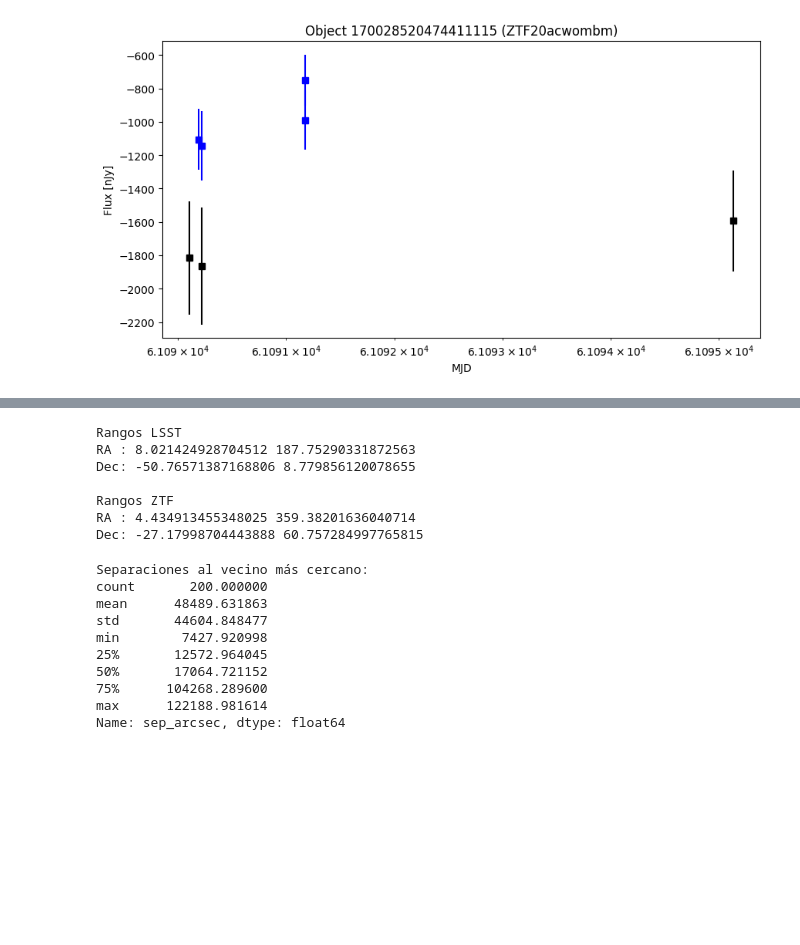
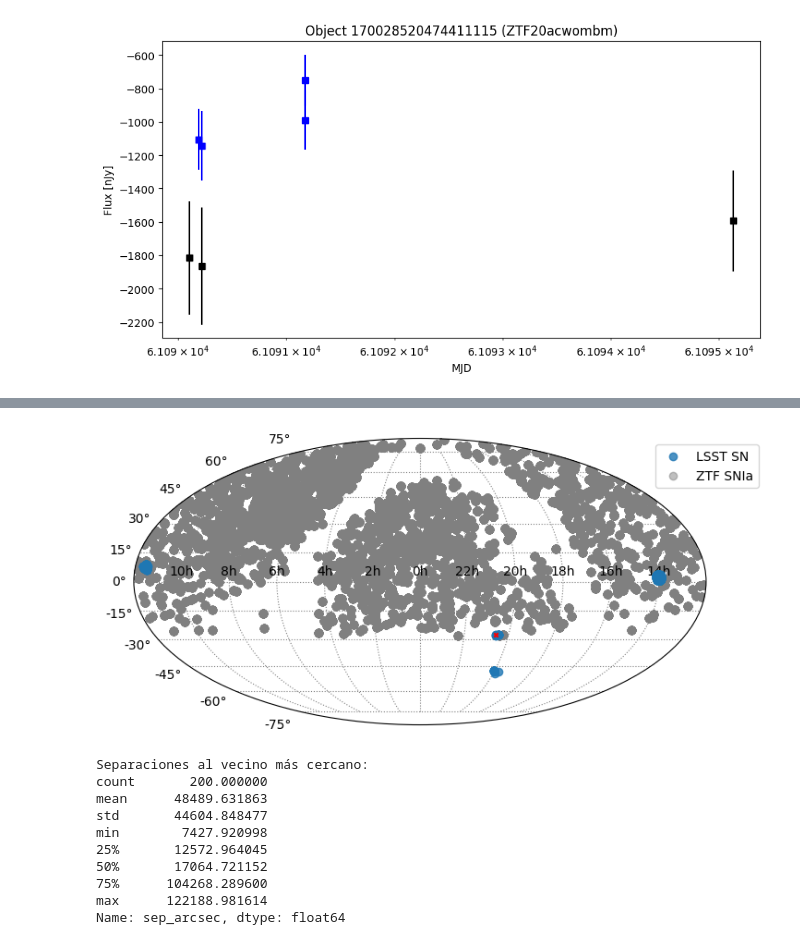
Before and after one commit to jurados/alercehackton2026, a Jupyter notebook: Crosmatch_lsst_ztf.ipynb, the cells around one changed output, grey strips where cells are left out. Cells and saved outputs as stored; diff of their text form; code cells hidden in the pictures; blank space fills up the shorter version.

```diff
--- a/Crosmatch_lsst_ztf.ipynb
+++ b/Crosmatch_lsst_ztf.ipynb
@@ -314,32 +272,31 @@ ZTF limpio : (130, 30)
-# %%
-
-#revisón de datos
-print("\nRangos LSST")
-print("RA :", df_lsst[lsst_ra_col].min(), df_lsst[lsst_ra_col].max())
-print("Dec:", df_lsst[lsst_dec_col].min(), df_lsst[lsst_dec_col].max())
-
-print("\nRangos ZTF")
-print("RA :", df_ztf[ztf_ra_col].min(), df_ztf[ztf_ra_col].max())
-print("Dec:", df_ztf[ztf_dec_col].min(), df_ztf[ztf_dec_col].max())
-# %% [output]
-Rangos LSST
-RA : 8.021424928704512 187.75290331872563
-Dec: -50.76571387168806 8.779856120078655
-
-Rangos ZTF
-RA : 4.434913455348025 359.38201636040714
-Dec: -27.17998704443888 60.757284997765815
 # %%
-#coordenadas
-coords_lsst = SkyCoord(
-    ra=df_lsst[lsst_ra_col].values * u.deg,
-    dec=df_lsst[lsst_dec_col].values * u.deg
-)
+# Obtain the coordinates of two telescopes
+coords_lsst = SkyCoord(ra=df_ff_lsst_all.ra.values*u.deg, dec=df_ff_lsst_all.dec.values*u.deg)
+coords_ztf  = SkyCoord(ra=df_ztf_all.ra.values*u.deg, dec=df_ztf_all.dec.values*u.deg)
 
-coords_ztf = SkyCoord(
-    ra=df_ztf[ztf_ra_col].values * u.deg,
-    dec=df_ztf[ztf_dec_col].values * u.deg
-)
+obj = SkyCoord(ra=51.060409*u.deg, dec=-27.333135*u.deg)
+# %%
+ra_lsst_rad  = coords_lsst.ra.wrap_at(180*u.deg).radian
+dec_lsst_rad = coords_lsst.dec.radian
+
+ra_ztf_rad  = coords_ztf.ra.wrap_at(180*u.deg).radian
+dec_ztf_rad = coords_ztf.dec.radian
+
+ra_obj_rad  = obj.ra.wrap_at(180*u.deg).radian
+dec_obj_rad = obj.dec.radian
+
+fig, ax = plt.subplots(figsize=(8,8), subplot_kw={'projection': 'mollweide'})
+ax.scatter(ra_lsst_rad, dec_lsst_rad, alpha=0.8,zorder=2, label='LSST SN')
+ax.scatter(ra_ztf_rad, dec_ztf_rad, color='gray', alpha=0.5,zorder=1, label='ZTF SNIa')
+ax.scatter(ra_obj_rad, dec_obj_rad, marker='x', color='red', s=10,zorder=3)
+
+ax.grid(True, linestyle=':', color='gray')
+ax.legend(bbox_to_anchor = (0.9,1), loc='upper left')
+ax.set_xticklabels(['10h', '8h', '6h', '4h', '2h', '0h', '22h', '20h', '18h', '16h', '14h'])
+
+plt.show()
+# %% [output]
+[figure, added]
 # %%
 #vecino más cercano, para cada objeto de lsst buscar en ztf
 idx_nn, sep2d, _ = coords_lsst.match_to_catalog_sky(coords_ztf)
```
Also changed, not shown: parts of 5 cells of this notebook.
